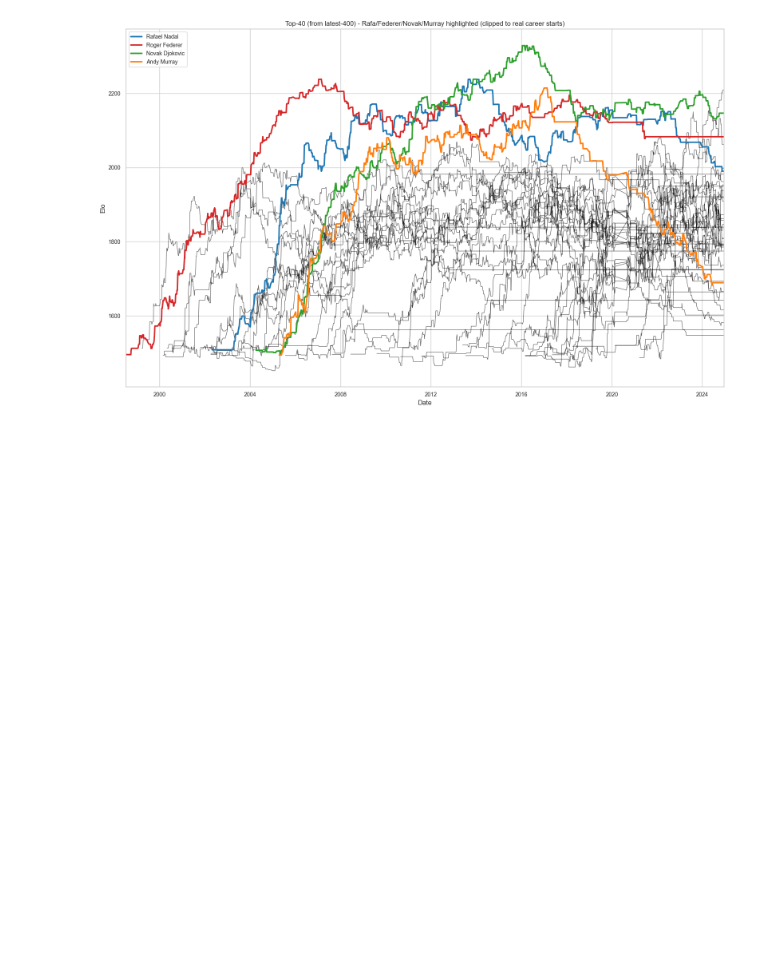
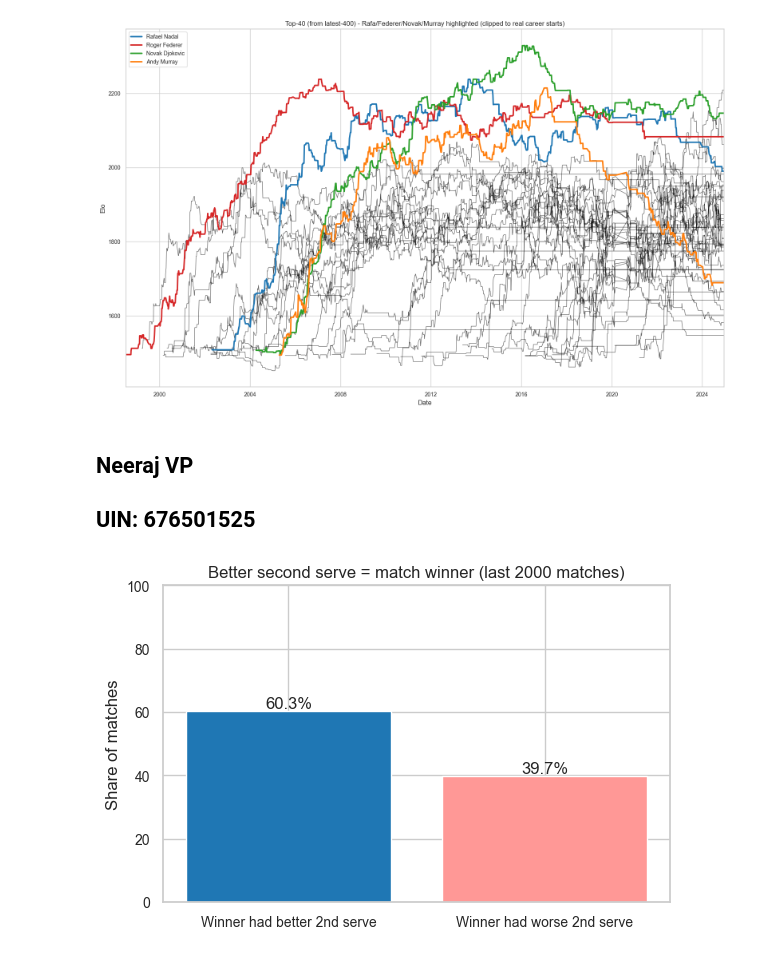
Before and after one commit to San-gularity/Tennis_ATP, a Jupyter notebook: Tennis_ATP.ipynb, the cells around one changed output. Cells and saved outputs as stored; diff of their text form; code cells hidden in the pictures; blank space fills up the shorter version.

```diff
--- a/Tennis_ATP.ipynb
+++ b/Tennis_ATP.ipynb
@@ -1396,3 +1519,36 @@ plt.show()
 # %% [output]
 Saved fixed plot to Data/elo_latest400_top4_highlight_fixed.png
 [figure]
+# %% [markdown]
+## Neeraj VP
+## UIN: 676501525
+# %%
+import pandas as pd
+import matplotlib.pyplot as plt
+
+col = "P_2ND_WON_LAST_2000_DIFF"
+series = pd.read_csv("final_data.csv", usecols=[col])[col].dropna()
+
+shares = (
+    pd.Series(series > 0, name="WinnerHadEdge")
+      .value_counts(normalize=True)
+      .reindex([True, False])
+      .fillna(0)
+      * 100
+)
+
+labels = ["Winner had better 2nd serve", "Winner had worse 2nd serve"]
+colors = ["#1f77b4", "#ff9896"]
+
+plt.figure(figsize=(6, 4))
+bars = plt.bar(labels, shares.values, color=colors)
+for bar, val in zip(bars, shares.values):
+    plt.text(bar.get_x() + bar.get_width()/2, val + 1, f"{val:.1f}%", ha="center", fontsize=12)
+
+plt.ylabel("Share of matches")
+plt.title("Better second serve = match winner (last 2000 matches)")
+plt.ylim(0, 100)
+plt.tight_layout()
+plt.show()
+# %% [output]
+[figure, added]
```
Also changed, not shown: parts of 43 cells of this notebook, 3 other files.
